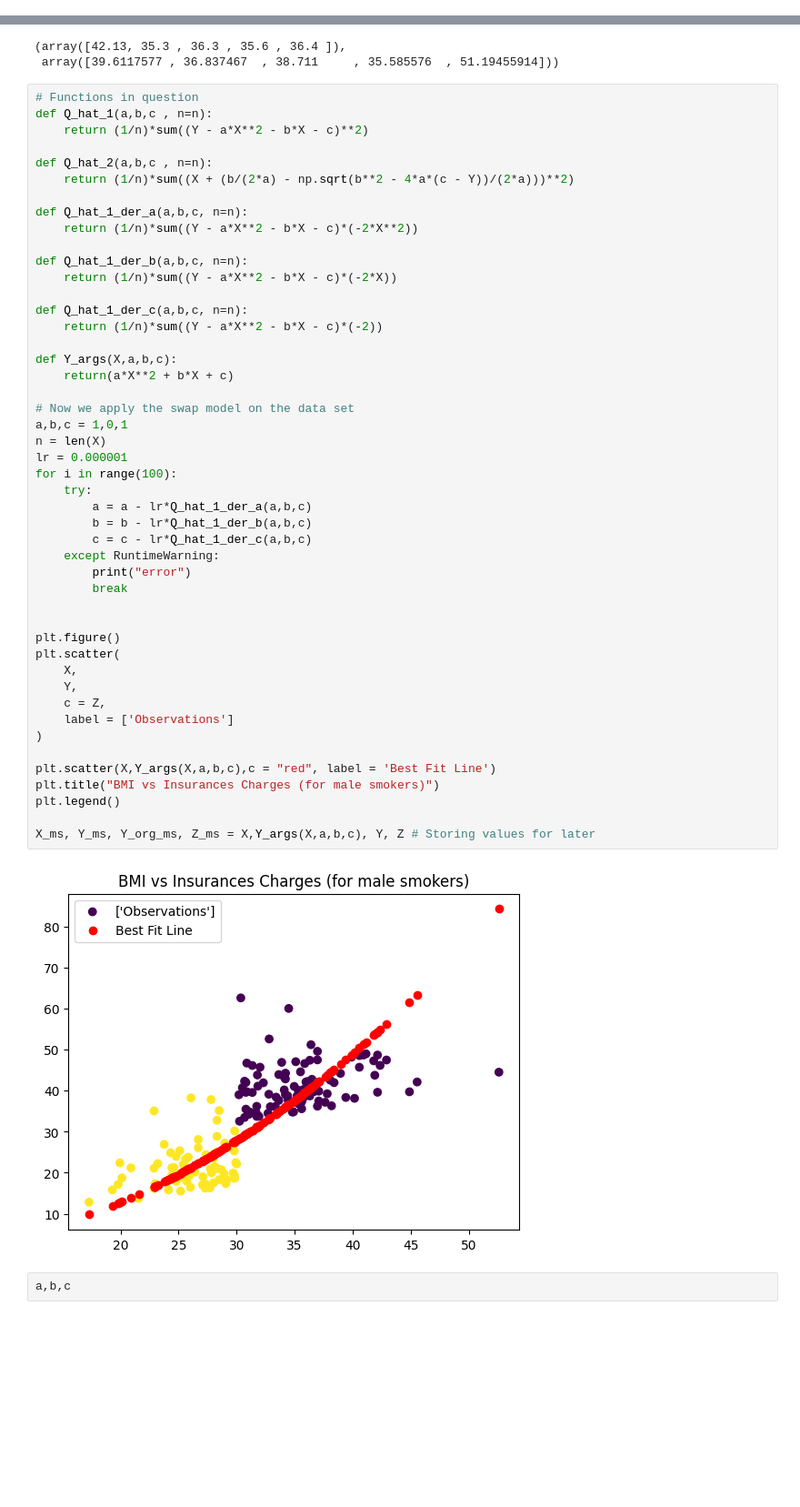
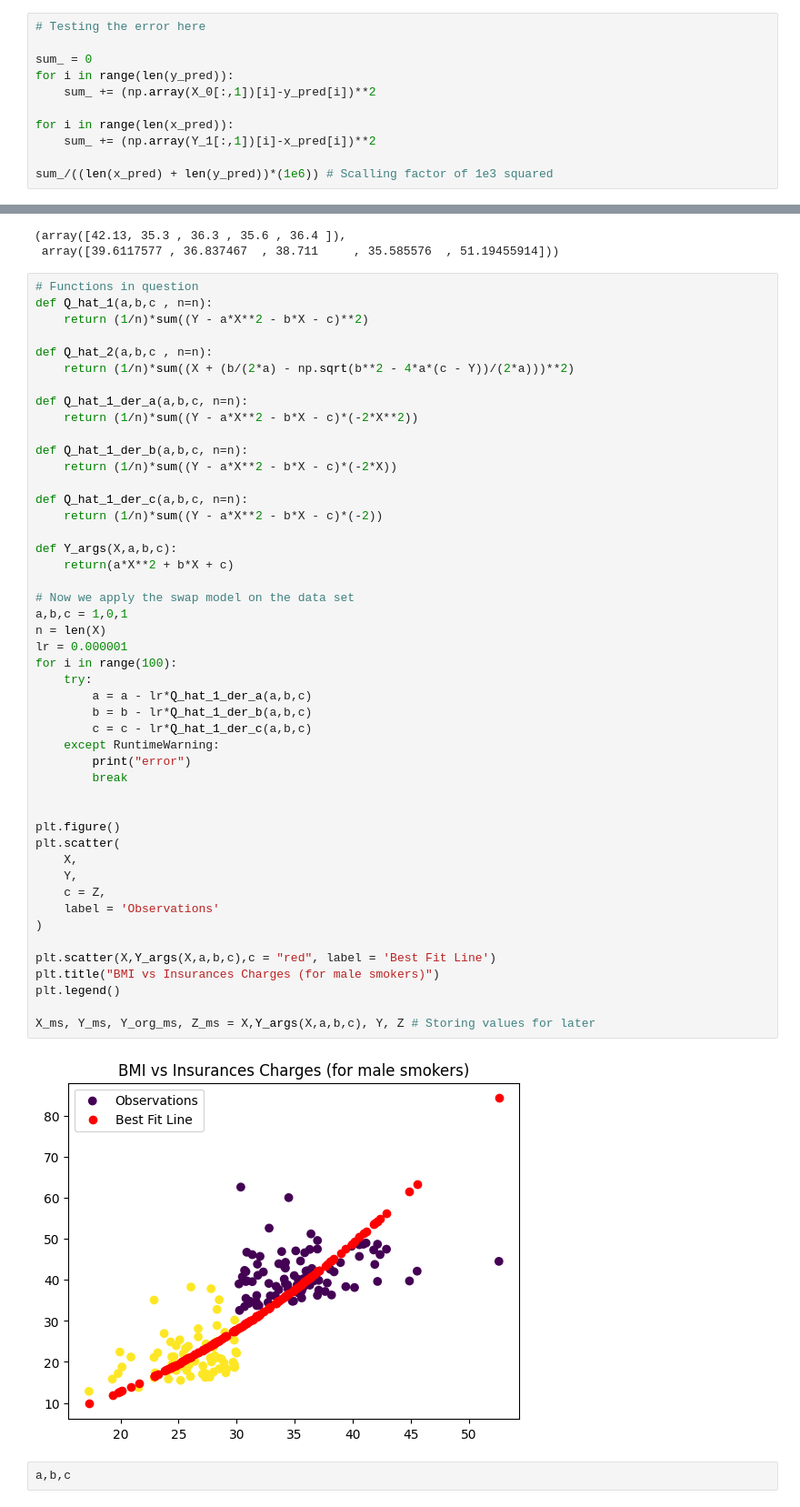
Before and after one commit to Zehaan22/SWAP-Regression, a Jupyter notebook: Codes/ComputationalApproach.ipynb, the cells around one changed output, grey strips where cells are left out. Shown at 91% size. Cells and saved outputs as stored; diff of their text form; blank space fills up the shorter version.

Commit message:
Added Errors

```diff
--- a/Codes/ComputationalApproach.ipynb
+++ b/Codes/ComputationalApproach.ipynb
@@ -385,0 +406,11 @@ Text(0.5, 1.0, 'BMI vs Insurances Charges (for male smokers)')
+# %%
+# Testing the error here
+
+sum_ = 0
+for i in range(len(y_pred)):
+    sum_ += (np.array(X_0[:,1])[i]-y_pred[i])**2
+
+for i in range(len(x_pred)):
+    sum_ += (np.array(Y_1[:,1])[i]-x_pred[i])**2
+
+sum_/((len(x_pred) + len(y_pred))*(1e6)) # Scalling factor of 1e3 squared
@@ -414,35 +452,35 @@ def Q_hat_1_der_c(a,b,c, n=n):
 def Y_args(X,a,b,c):
     return(a*X**2 + b*X + c)
 
 # Now we apply the swap model on the data set
 a,b,c = 1,0,1
 n = len(X)
 lr = 0.000001
 for i in range(100):
     try:
         a = a - lr*Q_hat_1_der_a(a,b,c)
         b = b - lr*Q_hat_1_der_b(a,b,c)
         c = c - lr*Q_hat_1_der_c(a,b,c)
     except RuntimeWarning:
         print("error")
         break
 
 
 plt.figure()
 plt.scatter(
     X,
     Y,
     c = Z,
-    label = ['Observations']
+    label = 'Observations'
 )
 
 plt.scatter(X,Y_args(X,a,b,c),c = "red", label = 'Best Fit Line')
 plt.title("BMI vs Insurances Charges (for male smokers)")
 plt.legend()
 
 X_ms, Y_ms, Y_org_ms, Z_ms = X,Y_args(X,a,b,c), Y, Z # Storing values for later
 # %% [output]
-[figure, old version]
+[figure, new version]
 # %%
 a,b,c
 # %% [output]
```
Also changed, not shown: parts of 13 cells of this notebook.
